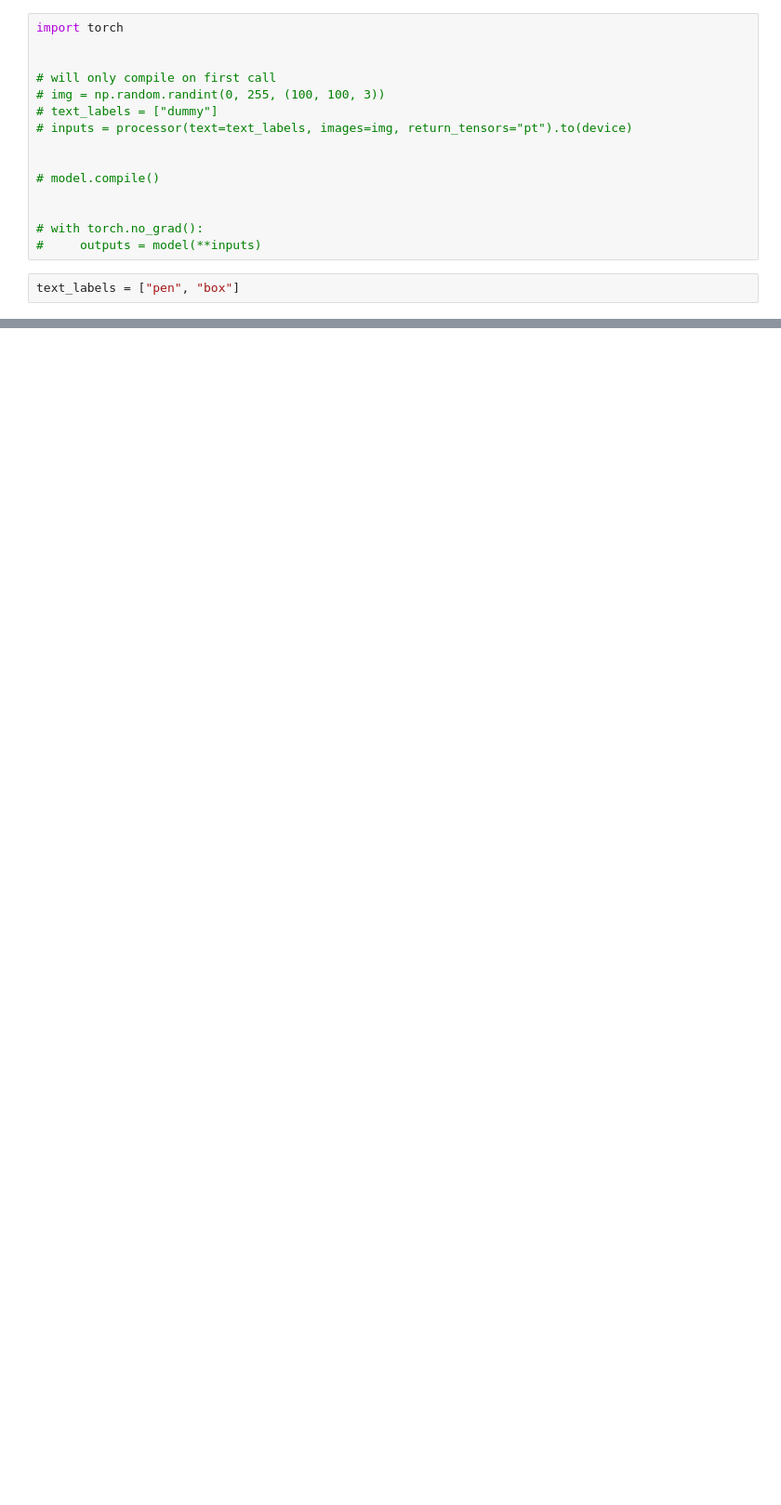
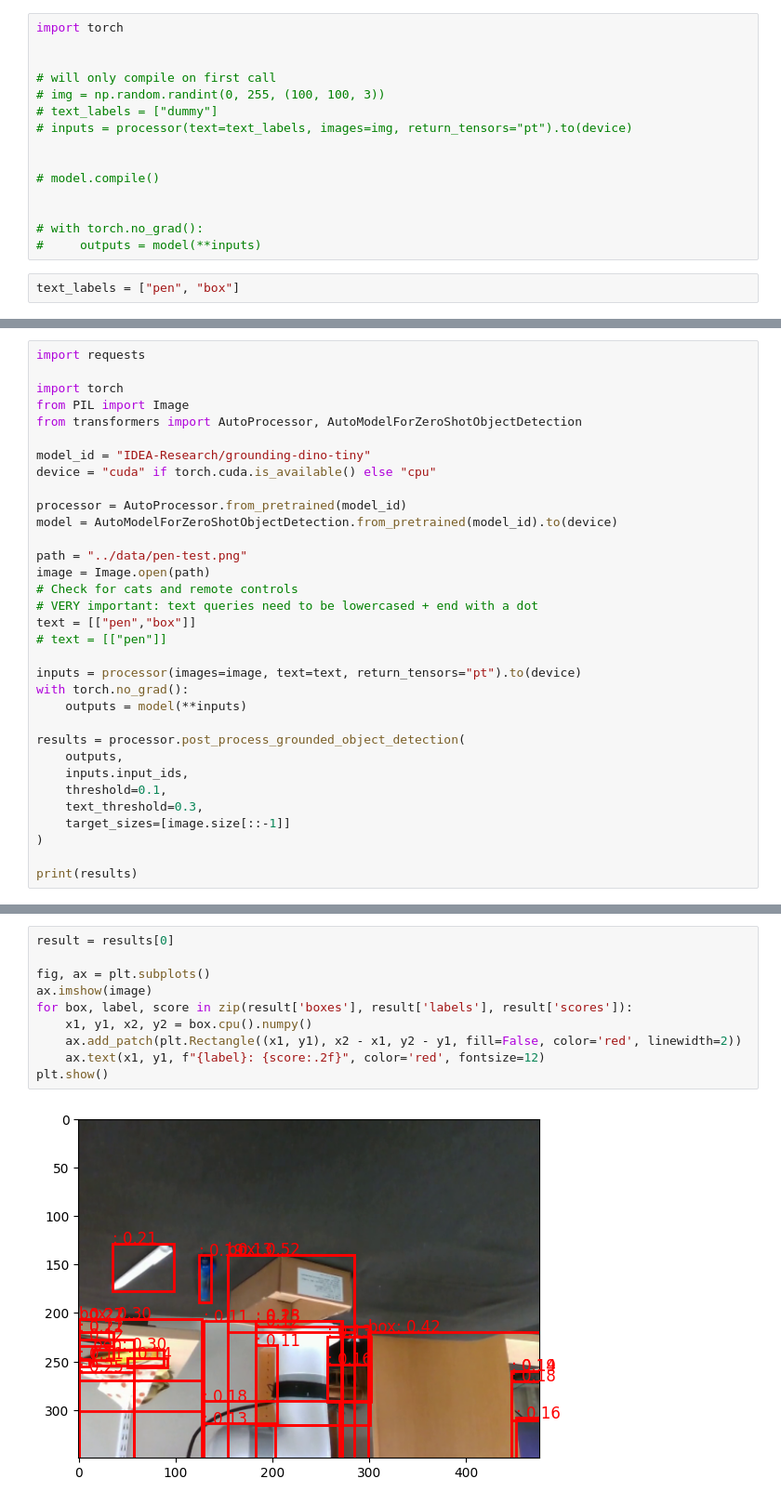
Before and after one commit to tlpss/few-shot-keypoints, a Jupyter notebook: notebooks/open-vocab-detection.ipynb, the cells around one changed output, grey strips where cells are left out. Shown at 93% size. Cells and saved outputs as stored; diff of their text form; blank space fills up the shorter version.

```diff
--- a/notebooks/open-vocab-detection.ipynb
+++ b/notebooks/open-vocab-detection.ipynb
@@ -147,0 +181,33 @@ plt.show()
+# %%
+import requests
+
+import torch
+from PIL import Image
+from transformers import AutoProcessor, AutoModelForZeroShotObjectDetection
+
+model_id = "IDEA-Research/grounding-dino-tiny"
+device = "cuda" if torch.cuda.is_available() else "cpu"
+
+processor = AutoProcessor.from_pretrained(model_id)
+model = AutoModelForZeroShotObjectDetection.from_pretrained(model_id).to(device)
+
+path = "../data/pen-test.png"
+image = Image.open(path)
+# Check for cats and remote controls
+# VERY important: text queries need to be lowercased + end with a dot
+text = [["pen","box"]]
+# text = [["pen"]]
+
+inputs = processor(images=image, text=text, return_tensors="pt").to(device)
+with torch.no_grad():
+    outputs = model(**inputs)
+
+results = processor.post_process_grounded_object_detection(
+    outputs,
+    inputs.input_ids,
+    threshold=0.1,
+    text_threshold=0.3,
+    target_sizes=[image.size[::-1]]
+)
+
+print(results)
@@ -147,0 +232,12 @@ plt.show()
+# %%
+result = results[0]
+
+fig, ax = plt.subplots()
+ax.imshow(image)
+for box, label, score in zip(result['boxes'], result['labels'], result['scores']):
+    x1, y1, x2, y2 = box.cpu().numpy()
+    ax.add_patch(plt.Rectangle((x1, y1), x2 - x1, y2 - y1, fill=False, color='red', linewidth=2))
+    ax.text(x1, y1, f"{label}: {score:.2f}", color='red', fontsize=12)
+plt.show()
+# %% [output]
+[figure, added]
```
Also changed, not shown: parts of 8 cells of this notebook, 1 other file.
